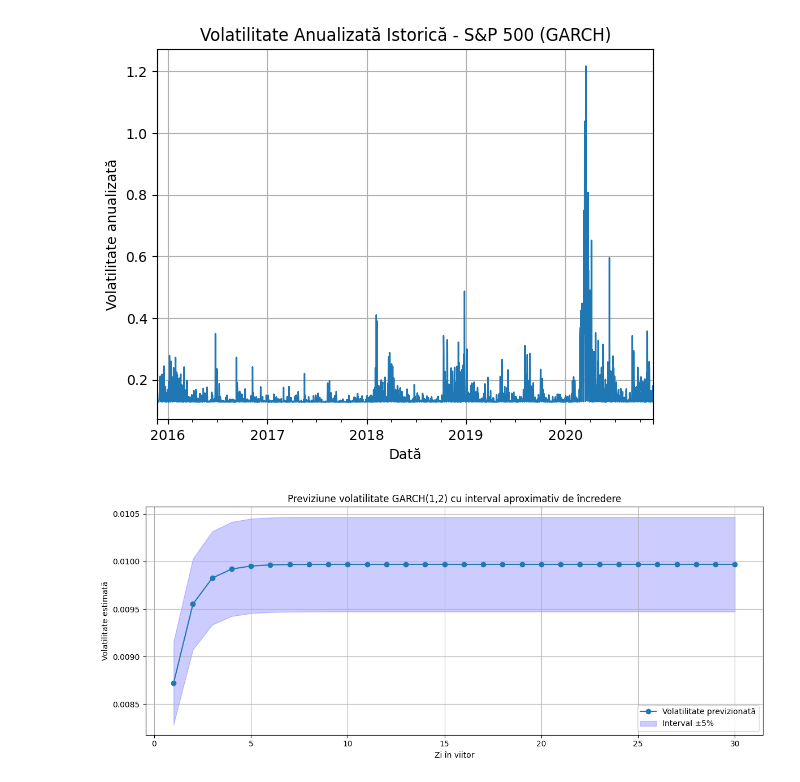
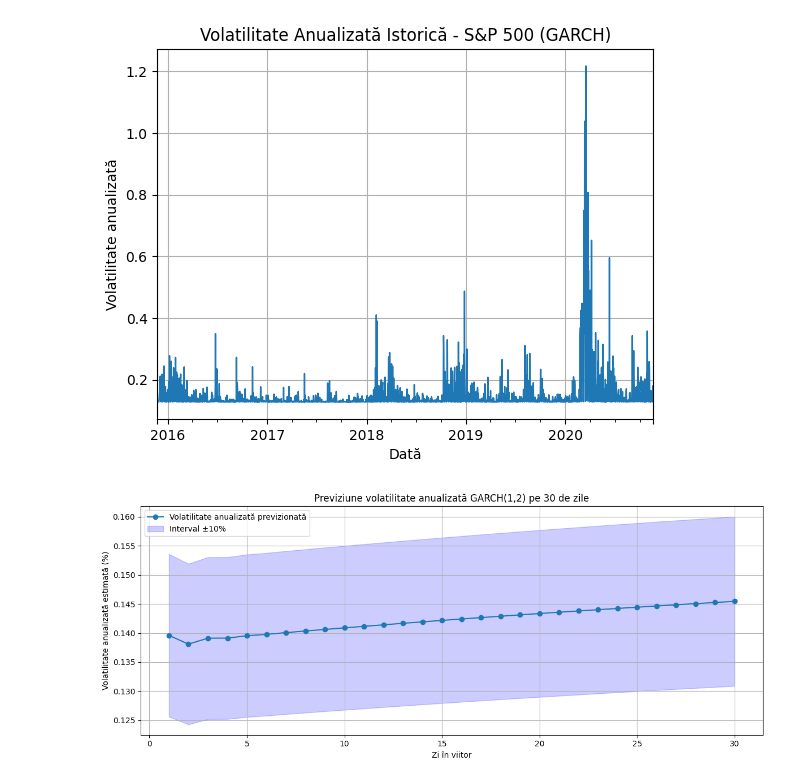
Before and after one commit to BogdanT54/Serii-de-Timp, a Jupyter notebook: Analiza_S&P500_(Proiect_Serii_Timp).ipynb, the cells around one changed output. Saved outputs shown, nothing was run; the diff lists cells and outputs as text; code cells hidden in the pictures.

Commit message:
Creat folosind Colaboratory

```diff
--- a/Analiza_S&P500_(Proiect_Serii_Timp).ipynb
+++ b/Analiza_S&P500_(Proiect_Serii_Timp).ipynb
@@ -552,26 +552,39 @@ plt.show()
 # %% [output]
 [figure]
 # %%
-# Previzionare pe 30 zile
-forecast = best_result.forecast(horizon=30)
-forecast_var = forecast.variance.values[-1]
+# Realizăm forecast-ul de volatilitate pe următoarele 30 de zile folosind modelul GARCH(1,2) estimat anterior
+forecast_obj = best_result.forecast(horizon=30)
+
+# Extragem valorile prognozate pentru varianță din ultima observație cunoscută
+forecast_var = forecast_obj.variance.values[-1]
+
+# Calculăm volatilitatea (rădăcina pătrată a varianței) pe fiecare zi viitoare
 forecast_vol = np.sqrt(forecast_var)
 
-# Interval de încredere ±5% (aproximare)
-ci_margin = 0.05 * forecast_vol
+# Construim un interval de încredere aproximativ de ±10%
+ci_margin = 0.10 * forecast_vol
 lower = forecast_vol - ci_margin
 upper = forecast_vol + ci_margin
 
-# Plot
+# Anualizăm valorile estimate ale volatilității pentru a fi comparabile (252 zile de tranzacționare pe an)
+forecast_vol_ann = forecast_vol * np.sqrt(252)
+lower_ann = lower * np.sqrt(252)
+upper_ann = upper * np.sqrt(252)
+
+# Vizualizarea grafică a traiectoriei estimate a volatilității
 plt.figure(figsize=(12, 5))
-plt.plot(range(1, 31), forecast_vol, label='Volatilitate previzionată', marker='o')
-plt.fill_between(range(1, 31), lower, upper, color='blue', alpha=0.2, label='Interval ±5%')
-plt.title('Previziune volatilitate GARCH(1,2) cu interval aproximativ de încredere')
+plt.plot(range(1, 31), forecast_vol_ann, label='Volatilitate anualizată previzionată', marker='o')
+
+# Adăugăm banda de incertitudine ±10% în jurul valorii estimate
+plt.fill_between(range(1, 31), lower_ann, upper_ann, color='blue', alpha=0.2, label='Interval ±10%')
+
+# Etichete și layout grafic
+plt.title('Previziune volatilitate anualizată GARCH(1,2) pe 30 de zile')
 plt.xlabel('Zi în viitor')
-plt.ylabel('Volatilitate estimată')
+plt.ylabel('Volatilitate anualizată estimată (%)')
+plt.grid(True)
 plt.legend()
-plt.grid(True)
 plt.tight_layout()
 plt.show()
 # %% [output]
-[figure, old version]
+[figure, new version]
```
Also changed, not shown: parts of 8 cells of this notebook.
